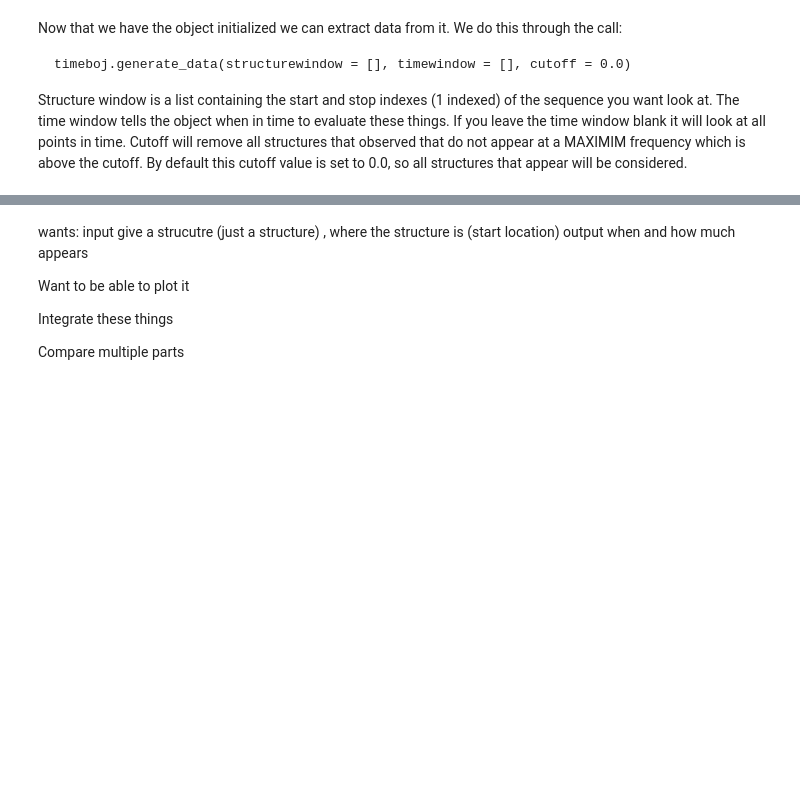
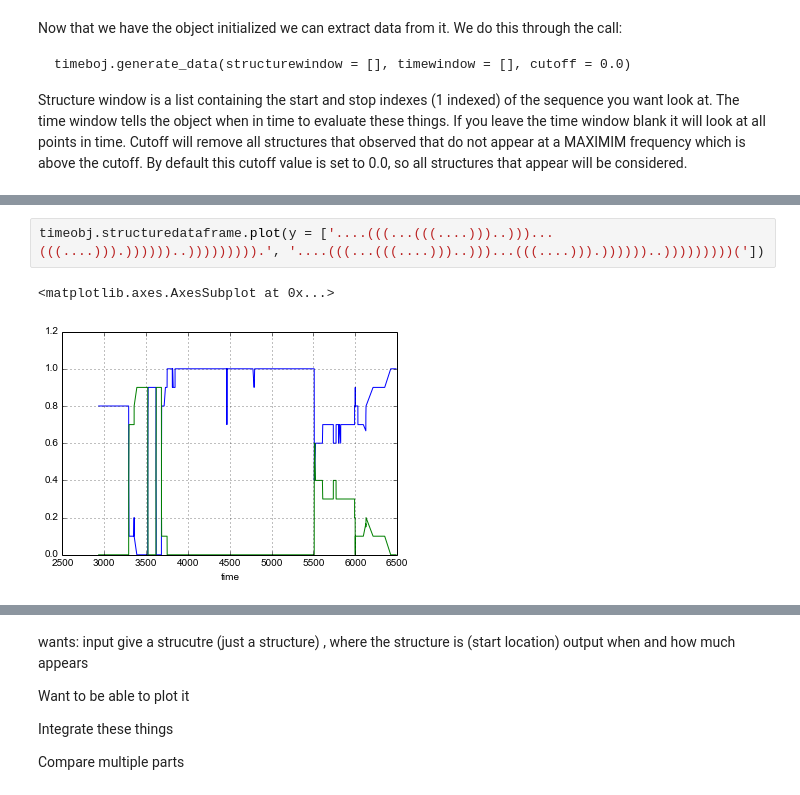
Before and after one commit to carothersresearch/pyrfold, a Jupyter notebook: TimecourseAnalysis.ipynb, the cells around one changed output, grey strips where cells are left out. Cells and saved outputs as stored; diff of their text form; blank space fills up the shorter version.

```diff
--- a/TimecourseAnalysis.ipynb
+++ b/TimecourseAnalysis.ipynb
@@ -107,0 +228,5 @@ Populating the interactive namespace from numpy and matplotlib
+# %%
+timeobj.structuredataframe.plot(y = ['....(((...(((....)))..)))...(((....))).))))))..))))))))).', '....(((...(((....)))..)))...(((....))).))))))..)))))))))('])
+# %% [output]
+<matplotlib.axes.AxesSubplot at 0x...>
+[figure, added]
```
Also changed, not shown: parts of 36 cells of this notebook, 6 other files.
